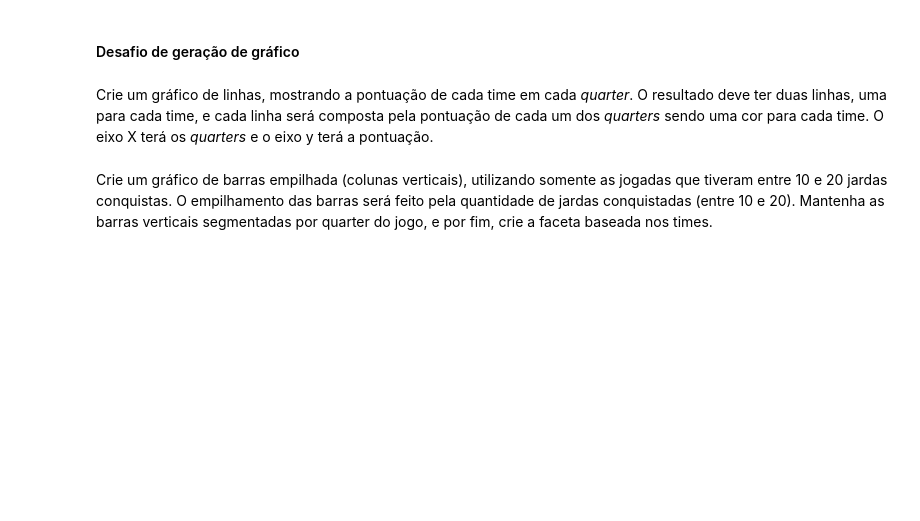
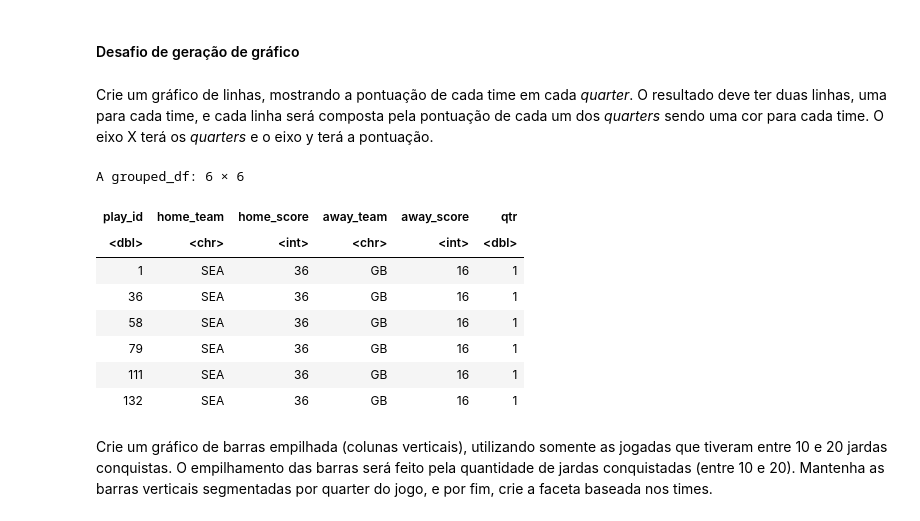
Before and after one commit to smilesrgouveia/Aula, a Jupyter notebook: Trilha7_ExercicioAprofundamento_RG.ipynb, the cells around one changed output. Cells and saved outputs as stored; diff of their text form; code cells hidden in the pictures; blank space fills up the shorter version.

```diff
--- a/Trilha7_ExercicioAprofundamento_RG.ipynb
+++ b/Trilha7_ExercicioAprofundamento_RG.ipynb
@@ -338,3 +359,20 @@ Crie um gráfico de linhas, mostrando a pontuação de cada time em cada *quarte
+# %%
+# Seu código de resposta vai aqui
+jogo %>% #primeiro dataset
+inner_join(acoesJogadas, by='play_id') %>% #segundo dataset combinando com o primeiro
+select(play_id, home_team, home_score, away_team, away_score, qtr ) %>%
+group_by(qtr, play_id) %>%
+head()
+# %% [output]
+A grouped_df: 6 × 6
+| play_id | home_team | home_score | away_team | away_score | qtr |
+| <dbl> | <chr> | <int> | <chr> | <int> | <dbl> |
+| 1 | SEA | 36 | GB | 16 | 1 |
+| 36 | SEA | 36 | GB | 16 | 1 |
+| 58 | SEA | 36 | GB | 16 | 1 |
+| 79 | SEA | 36 | GB | 16 | 1 |
+| 111 | SEA | 36 | GB | 16 | 1 |
+| 132 | SEA | 36 | GB | 16 | 1 |
 # %% [markdown]
 Crie um gráfico de barras empilhada (colunas verticais), utilizando somente as jogadas que tiveram entre 10 e 20 jardas conquistas.
 O empilhamento das barras será feito pela quantidade de jardas conquistadas (entre 10 e 20). Mantenha as barras verticais segmentadas por quarter do jogo, e por fim, crie a faceta baseada nos times.
```
Also changed, not shown: parts of 4 cells of this notebook.
